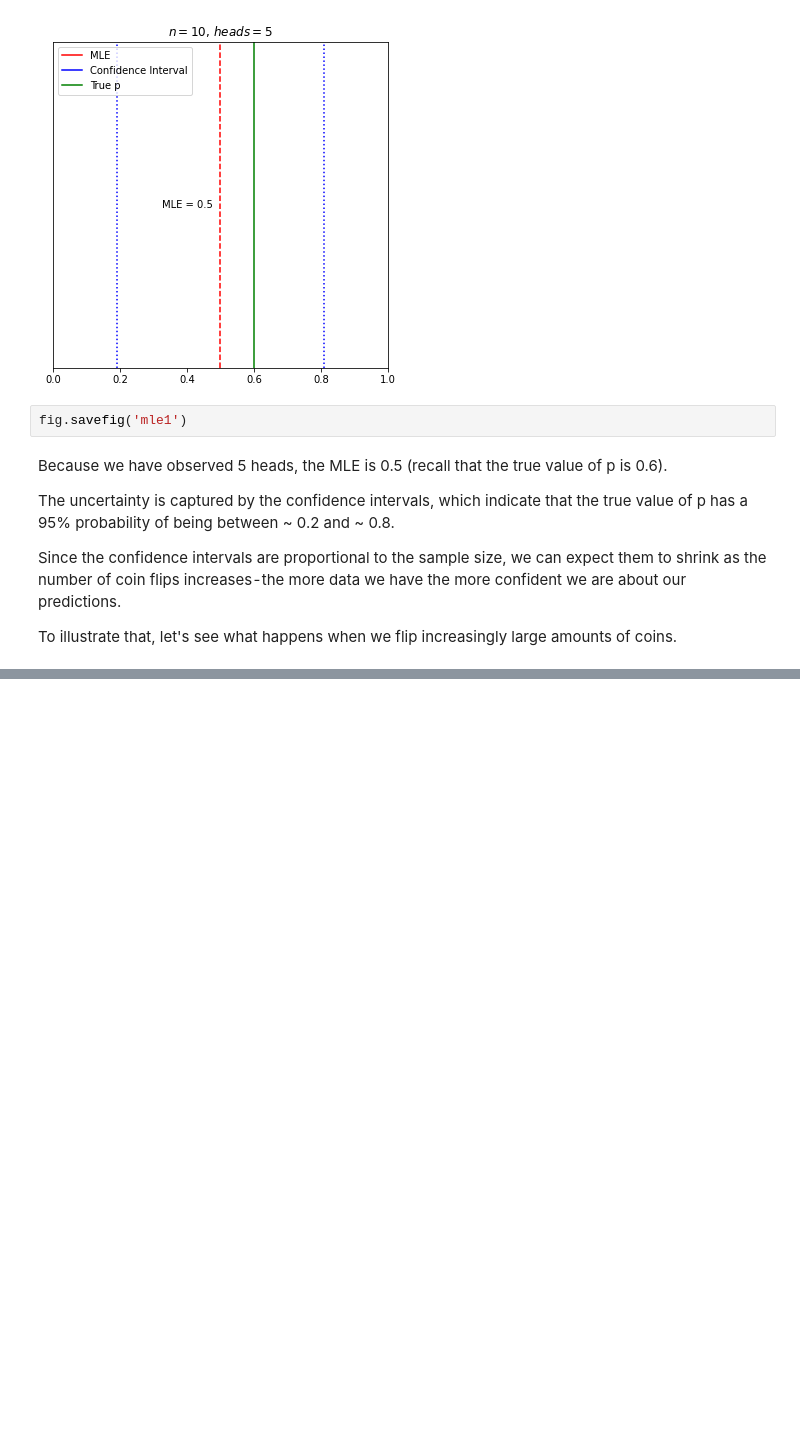
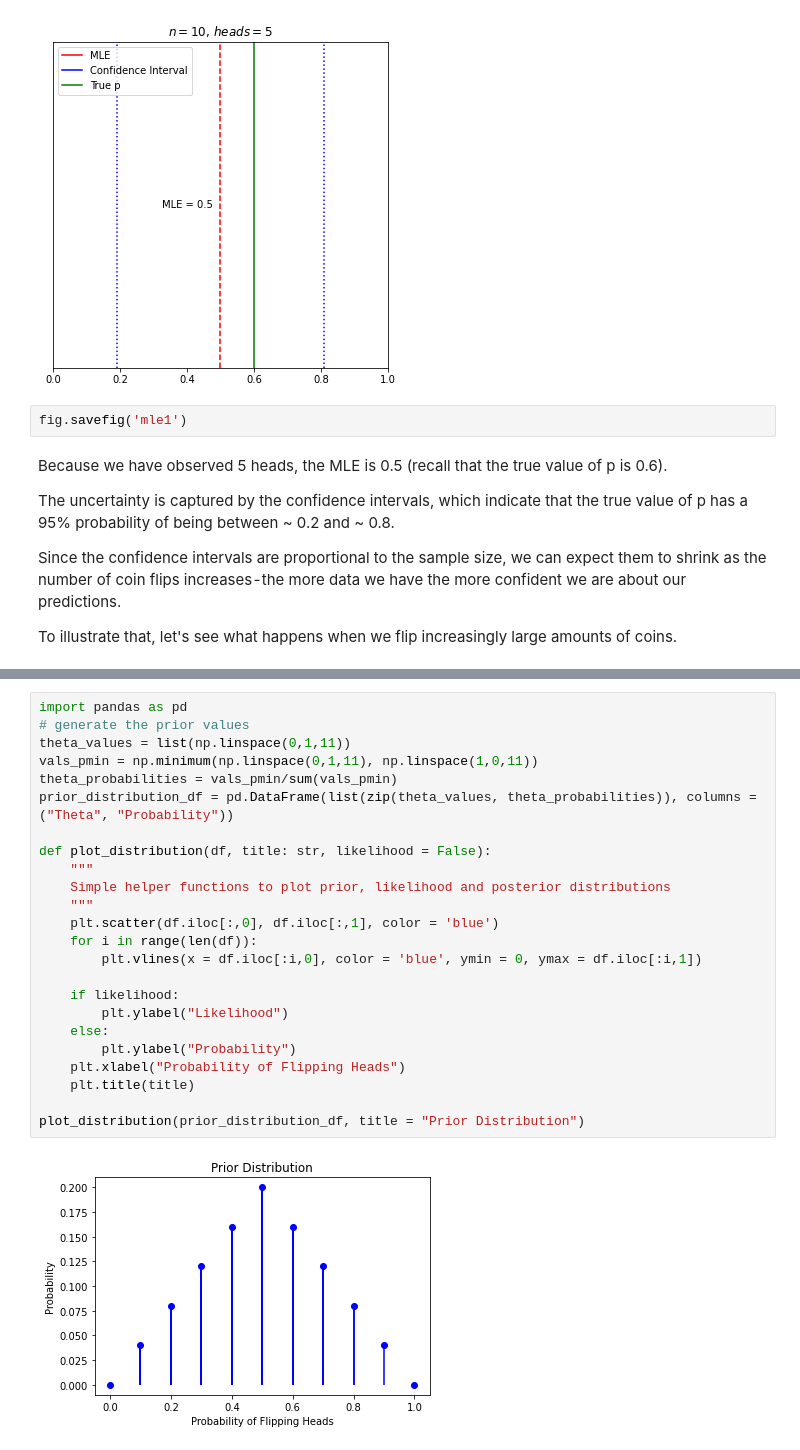
Before and after one commit to gabgilling/Bayesian-Blogs, a Jupyter notebook: Blog Post 1 final.ipynb, the cells around one changed output, grey strips where cells are left out. Drawn from its saved outputs; the diff is of its cells as text; blank space fills up the shorter version.

```diff
--- a/Blog Post 1 final.ipynb
+++ b/Blog Post 1 final.ipynb
@@ -137,0 +209,26 @@ To illustrate that, let's see what happens when we flip increasingly large amoun
+# %%
+import pandas as pd
+# generate the prior values
+theta_values = list(np.linspace(0,1,11))
+vals_pmin = np.minimum(np.linspace(0,1,11), np.linspace(1,0,11))
+theta_probabilities = vals_pmin/sum(vals_pmin)
+prior_distribution_df = pd.DataFrame(list(zip(theta_values, theta_probabilities)), columns = ("Theta", "Probability"))
+
+def plot_distribution(df, title: str, likelihood = False):
+    """
+    Simple helper functions to plot prior, likelihood and posterior distributions
+    """
+    plt.scatter(df.iloc[:,0], df.iloc[:,1], color = 'blue')
+    for i in range(len(df)):
+        plt.vlines(x = df.iloc[:i,0], color = 'blue', ymin = 0, ymax = df.iloc[:i,1])
+
+    if likelihood:
+        plt.ylabel("Likelihood")
+    else:
+        plt.ylabel("Probability")
+    plt.xlabel("Probability of Flipping Heads")
+    plt.title(title)
+
+plot_distribution(prior_distribution_df, title = "Prior Distribution")
+# %% [output]
+[figure, added]
```
Also changed, not shown: parts of 6 cells of this notebook, 1 other file.
